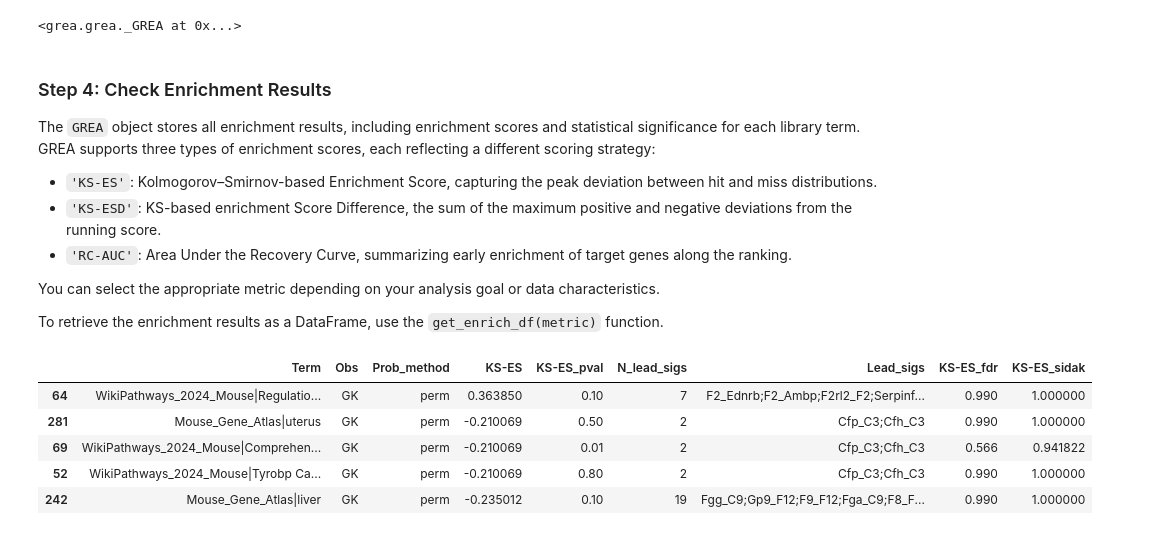
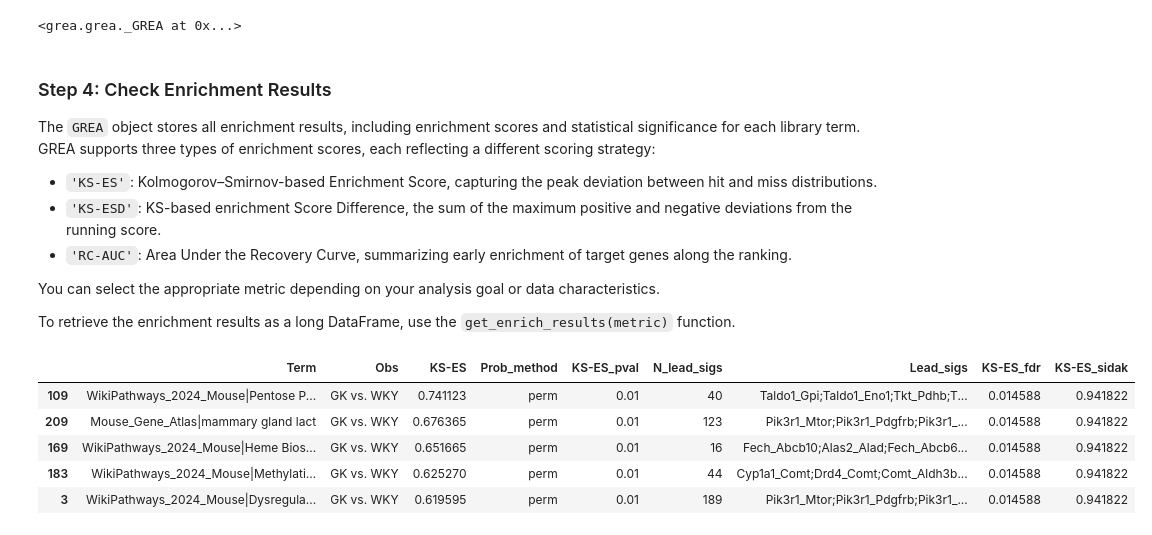
Before and after one commit to compbioclub/GREA, a Jupyter notebook: docs/tutorial/interaction-pheno_prerank_enrich.ipynb, the cells around one changed output. Cells and saved outputs as stored; diff of their text form; code cells hidden in the pictures.

```diff
--- a/docs/tutorial/interaction-pheno_prerank_enrich.ipynb
+++ b/docs/tutorial/interaction-pheno_prerank_enrich.ipynb
@@ -23,6 +23,5 @@ For each rat sample, gene–gene interactions and their corresponding entropy-ba
 
 import pandas as pd
 rank_df = pd.read_csv("grea/data/GSE13268_GK.csv", index_col=0)
-rank_df.columns = ['GK']
 rank_df.head()
 # %% [output]
@@ -106,19 +107,19 @@ The `GREA` object stores all enrichment results, including enrichment scores and
 
 You can select the appropriate metric depending on your analysis goal or data characteristics.
 
-To retrieve the enrichment results as a DataFrame, use the `get_enrich_df(metric)` function.
+To retrieve the enrichment results as a long DataFrame, use the `get_enrich_results(metric)` function.
 # %%
 %autoreload
 
-df = obj.get_enrich_df(metric='KS-ES')
+df = obj.get_enrich_results(metric='KS-ES')
 df.head()
 # %% [output]
-|  | Term | Obs | Prob_method | KS-ES | KS-ES_pval | N_lead_sigs | Lead_sigs | KS-ES_fdr | KS-ES_sidak |
-| 64 | WikiPathways_2024_Mouse|Regulatio... | GK | perm | 0.363850 | 0.10 | 7 | F2_Ednrb;F2_Ambp;F2rl2_F2;Serpinf... | 0.990 | 1.000000 |
-| 281 | Mouse_Gene_Atlas|uterus | GK | perm | -0.210069 | 0.50 | 2 | Cfp_C3;Cfh_C3 | 0.990 | 1.000000 |
-| 69 | WikiPathways_2024_Mouse|Comprehen... | GK | perm | -0.210069 | 0.01 | 2 | Cfp_C3;Cfh_C3 | 0.566 | 0.941822 |
-| 52 | WikiPathways_2024_Mouse|Tyrobp Ca... | GK | perm | -0.210069 | 0.80 | 2 | Cfp_C3;Cfh_C3 | 0.990 | 1.000000 |
-| 242 | Mouse_Gene_Atlas|liver | GK | perm | -0.235012 | 0.10 | 19 | Fgg_C9;Gp9_F12;F9_F12;Fga_C9;F8_F... | 0.990 | 1.000000 |
+|  | Term | Obs | KS-ES | Prob_method | KS-ES_pval | N_lead_sigs | Lead_sigs | KS-ES_fdr | KS-ES_sidak |
+| 109 | WikiPathways_2024_Mouse|Pentose P... | GK vs. WKY | 0.741123 | perm | 0.01 | 40 | Taldo1_Gpi;Taldo1_Eno1;Tkt_Pdhb;T... | 0.014588 | 0.941822 |
+| 209 | Mouse_Gene_Atlas|mammary gland lact | GK vs. WKY | 0.676365 | perm | 0.01 | 123 | Pik3r1_Mtor;Pik3r1_Pdgfrb;Pik3r1_... | 0.014588 | 0.941822 |
+| 169 | WikiPathways_2024_Mouse|Heme Bios... | GK vs. WKY | 0.651665 | perm | 0.01 | 16 | Fech_Abcb10;Alas2_Alad;Fech_Abcb6... | 0.014588 | 0.941822 |
+| 183 | WikiPathways_2024_Mouse|Methylati... | GK vs. WKY | 0.625270 | perm | 0.01 | 44 | Cyp1a1_Comt;Drd4_Comt;Comt_Aldh3b... | 0.014588 | 0.941822 |
+| 3 | WikiPathways_2024_Mouse|Dysregula... | GK vs. WKY | 0.619595 | perm | 0.01 | 189 | Pik3r1_Mtor;Pik3r1_Pdgfrb;Pik3r1_... | 0.014588 | 0.941822 |
 # %%
 %autoreload
 
```
Also changed, not shown: parts of 8 cells of this notebook, 5 other files.
